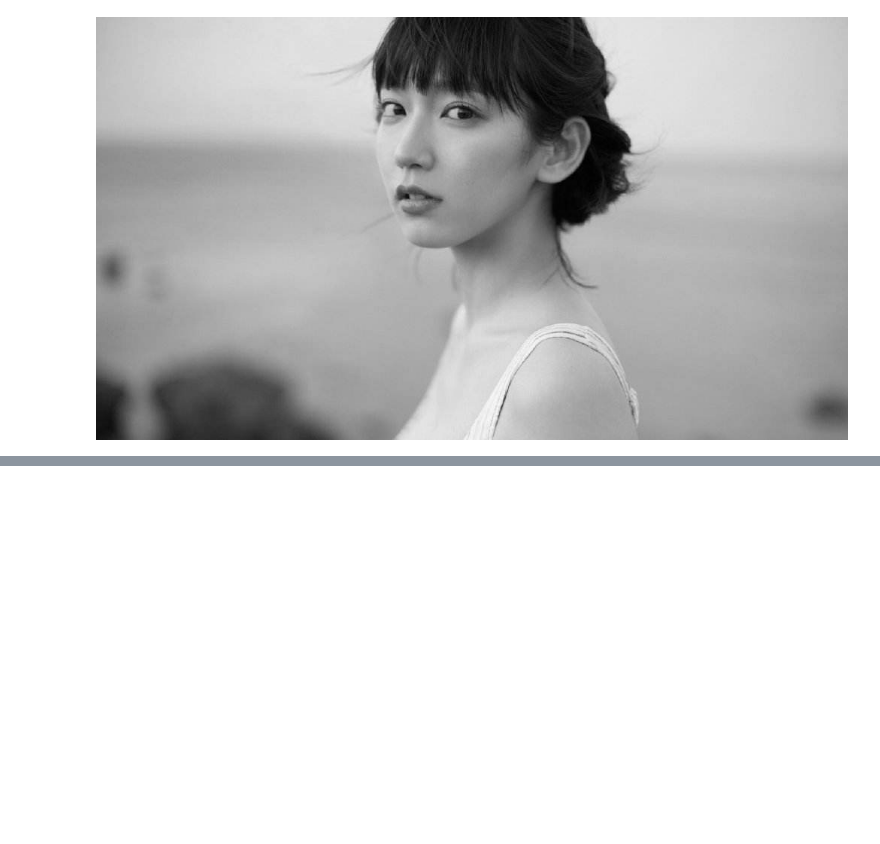
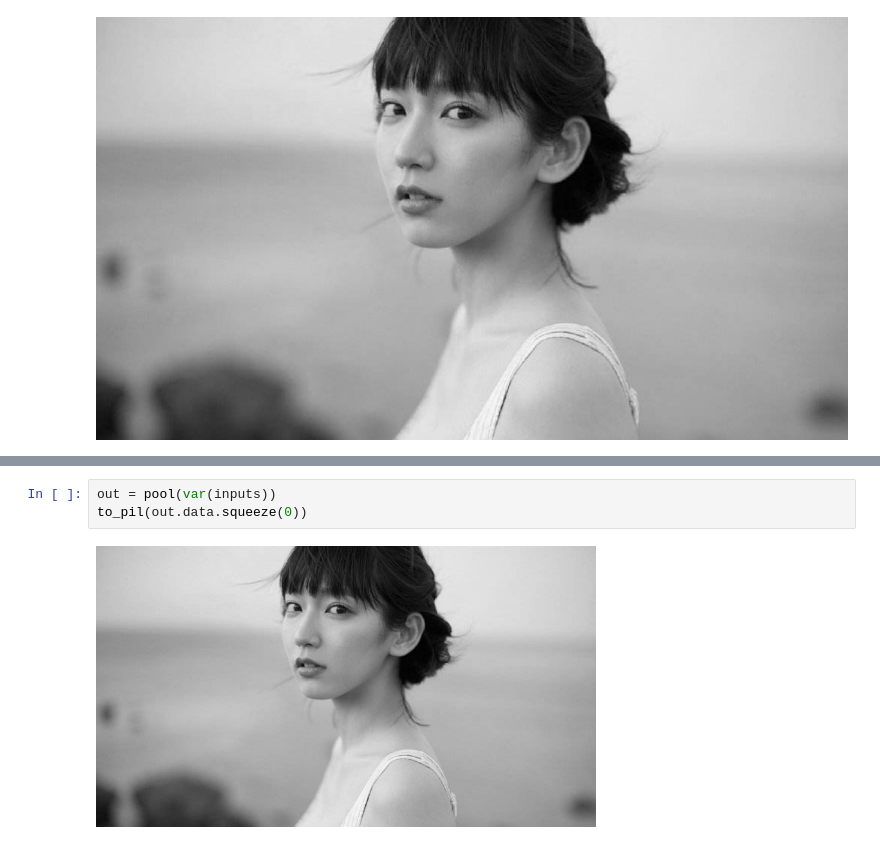
Before and after one commit to BlainWu/pytorch-learn, a Jupyter notebook: torch_nn_常用神经网络.ipynb, the cells around one changed output, grey strips where cells are left out. Cells and saved outputs as stored; diff of their text form; blank space fills up the shorter version.

```diff
--- a/torch_nn_常用神经网络.ipynb
+++ b/torch_nn_常用神经网络.ipynb
@@ -45,0 +44,5 @@ AttributeError: 'Tensor' object has no attribute 'sequeeze'
+# %%
+out = pool(var(inputs))
+to_pil(out.data.squeeze(0))
+# %% [output]
+[figure, added]
```
Also changed, not shown: parts of 6 cells of this notebook.
